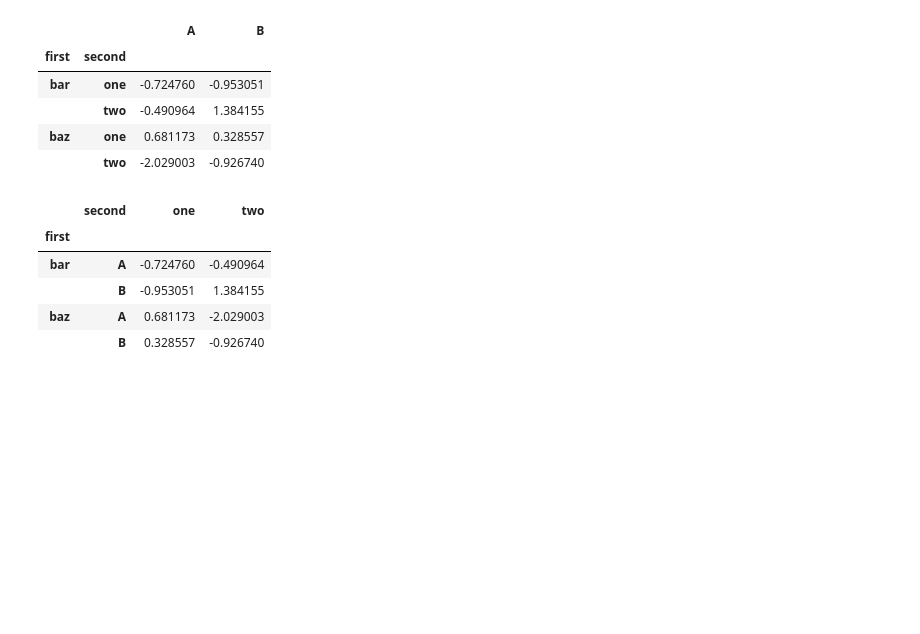
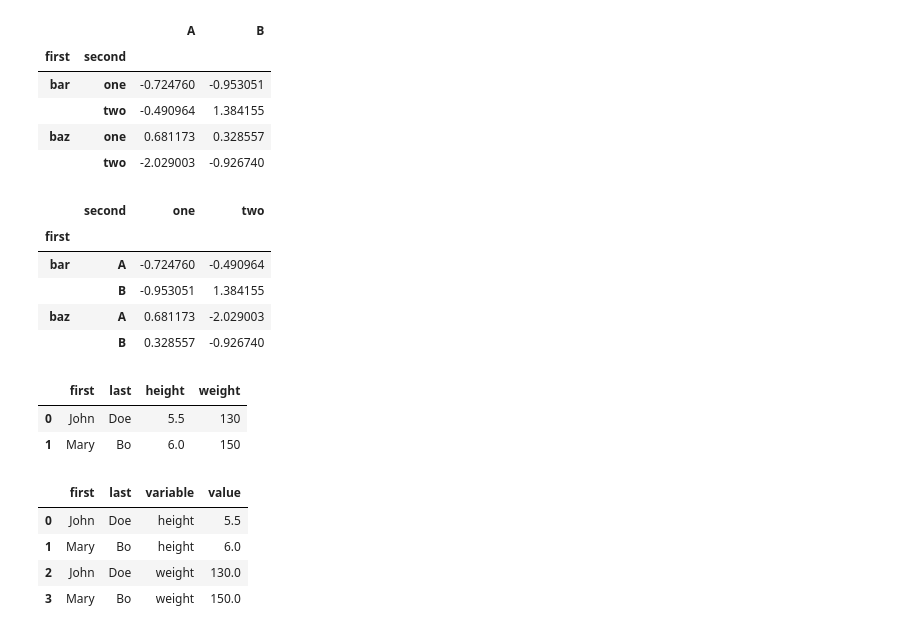
Before and after one commit to Patotricks15/pandas_documentation_study, a Jupyter notebook: reshaping_pivot.ipynb, the cells around one changed output. Drawn from its saved outputs; the diff is of its cells as text; code cells hidden in the pictures; blank space fills up the shorter version.

```diff
--- a/reshaping_pivot.ipynb
+++ b/reshaping_pivot.ipynb
@@ -153,3 +153,27 @@ stacked.unstack(1)
 |  | B | -0.953051 | 1.384155 |
 | baz | A | 0.681173 | -2.029003 |
 |  | B | 0.328557 | -0.926740 |
+# %%
+cheese = pd.DataFrame(
+    {
+        "first": ["John", "Mary"],
+        "last": ["Doe", "Bo"],
+        "height": [5.5, 6.0],
+        "weight": [130, 150],
+    }
+)
+
+
+cheese
+# %% [output]
+|  | first | last | height | weight |
+| 0 | John | Doe | 5.5 | 130 |
+| 1 | Mary | Bo | 6.0 | 150 |
+# %%
+cheese.melt(id_vars=["first", "last"], value_vars=["height", "weight"])
+# %% [output]
+|  | first | last | variable | value |
+| 0 | John | Doe | height | 5.5 |
+| 1 | Mary | Bo | height | 6.0 |
+| 2 | John | Doe | weight | 130.0 |
+| 3 | Mary | Bo | weight | 150.0 |
```
Also changed, not shown: parts of 11 cells of this notebook, 1 other file.
